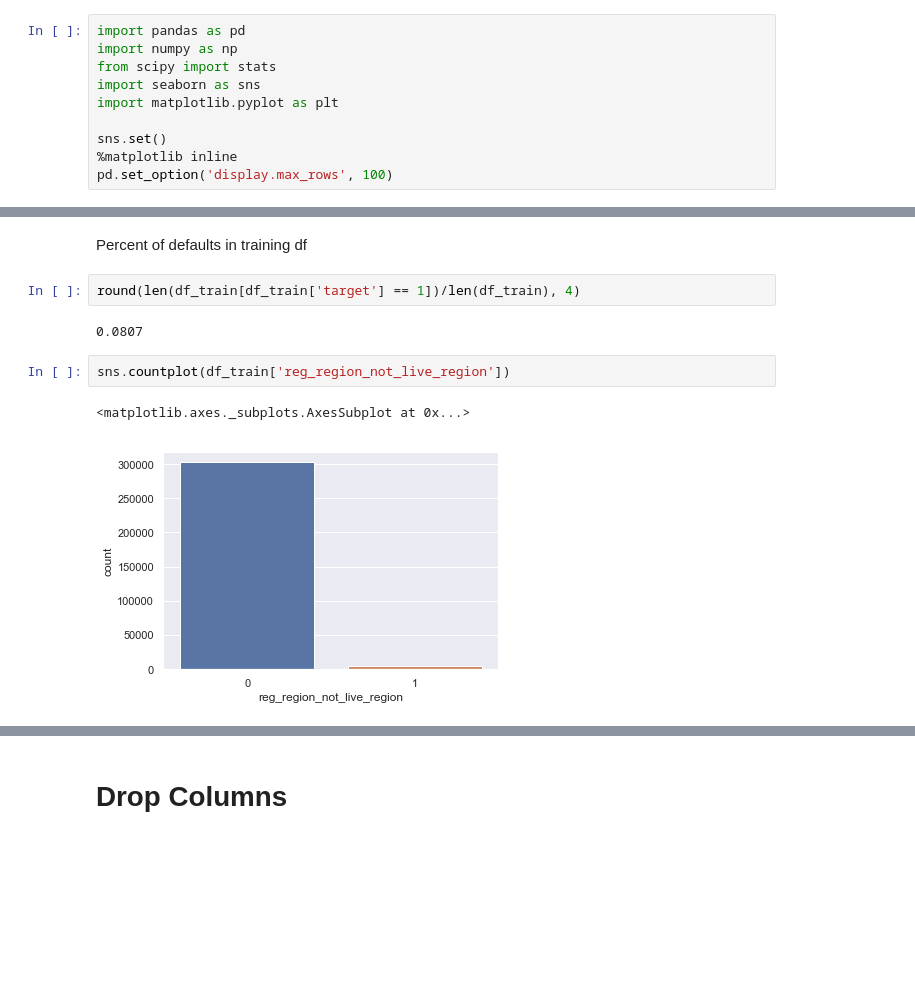
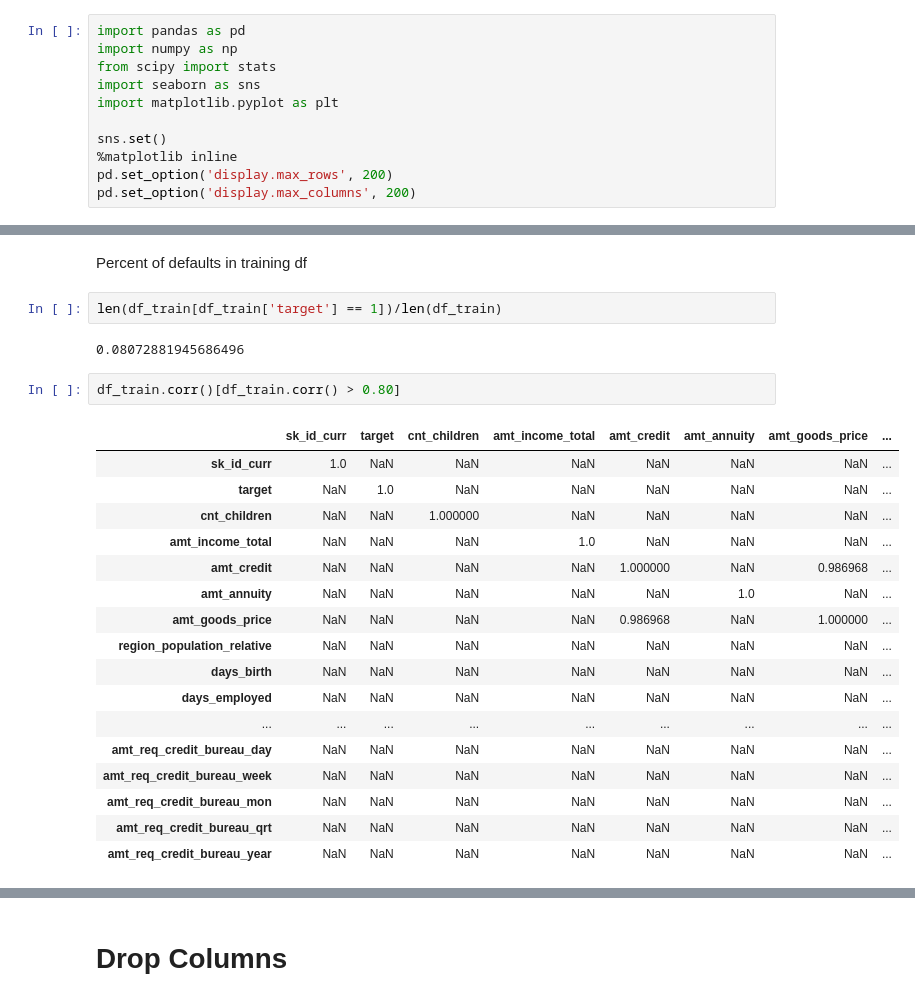
Before and after one commit to blairdev1023/kaggle_credit_comp, a Jupyter notebook: EDA_clean.ipynb, the cells around one changed output, grey strips where cells are left out. Cells and saved outputs as stored; diff of their text form; blank space fills up the shorter version.

```diff
--- a/EDA_clean.ipynb
+++ b/EDA_clean.ipynb
@@ -7,7 +7,8 @@ import matplotlib.pyplot as plt
 
 sns.set()
 %matplotlib inline
-pd.set_option('display.max_rows', 100)
+pd.set_option('display.max_rows', 200)
+pd.set_option('display.max_columns', 200)
 # %% [markdown]
 # Load
 # %%
@@ -70,11 +56,26 @@ Test:  6049
 # %% [markdown]
 Percent of defaults in training df
 # %%
-round(len(df_train[df_train['target'] == 1])/len(df_train), 4)
+len(df_train[df_train['target'] == 1])/len(df_train)
 # %% [output]
-0.0807
+0.08072881945686496
-# %%
-sns.countplot(df_train['reg_region_not_live_region'])
-# %% [output]
-<matplotlib.axes._subplots.AxesSubplot at 0x...>
-[figure, removed]
+# %%
+df_train.corr()[df_train.corr() > 0.80]
+# %% [output]
+|  | sk_id_curr | target | cnt_children | amt_income_total | amt_credit | amt_annuity | amt_goods_price | ... |
+| sk_id_curr | 1.0 | NaN | NaN | NaN | NaN | NaN | NaN | ... |
+| target | NaN | 1.0 | NaN | NaN | NaN | NaN | NaN | ... |
+| cnt_children | NaN | NaN | 1.000000 | NaN | NaN | NaN | NaN | ... |
+| amt_income_total | NaN | NaN | NaN | 1.0 | NaN | NaN | NaN | ... |
+| amt_credit | NaN | NaN | NaN | NaN | 1.000000 | NaN | 0.986968 | ... |
+| amt_annuity | NaN | NaN | NaN | NaN | NaN | 1.0 | NaN | ... |
+| amt_goods_price | NaN | NaN | NaN | NaN | 0.986968 | NaN | 1.000000 | ... |
+| region_population_relative | NaN | NaN | NaN | NaN | NaN | NaN | NaN | ... |
+| days_birth | NaN | NaN | NaN | NaN | NaN | NaN | NaN | ... |
+| days_employed | NaN | NaN | NaN | NaN | NaN | NaN | NaN | ... |
+| ... | ... | ... | ... | ... | ... | ... | ... | ... |
+| amt_req_credit_bureau_day | NaN | NaN | NaN | NaN | NaN | NaN | NaN | ... |
+| amt_req_credit_bureau_week | NaN | NaN | NaN | NaN | NaN | NaN | NaN | ... |
+| amt_req_credit_bureau_mon | NaN | NaN | NaN | NaN | NaN | NaN | NaN | ... |
+| amt_req_credit_bureau_qrt | NaN | NaN | NaN | NaN | NaN | NaN | NaN | ... |
+| amt_req_credit_bureau_year | NaN | NaN | NaN | NaN | NaN | NaN | NaN | ... |
```
Also changed, not shown: parts of 17 cells of this notebook.
